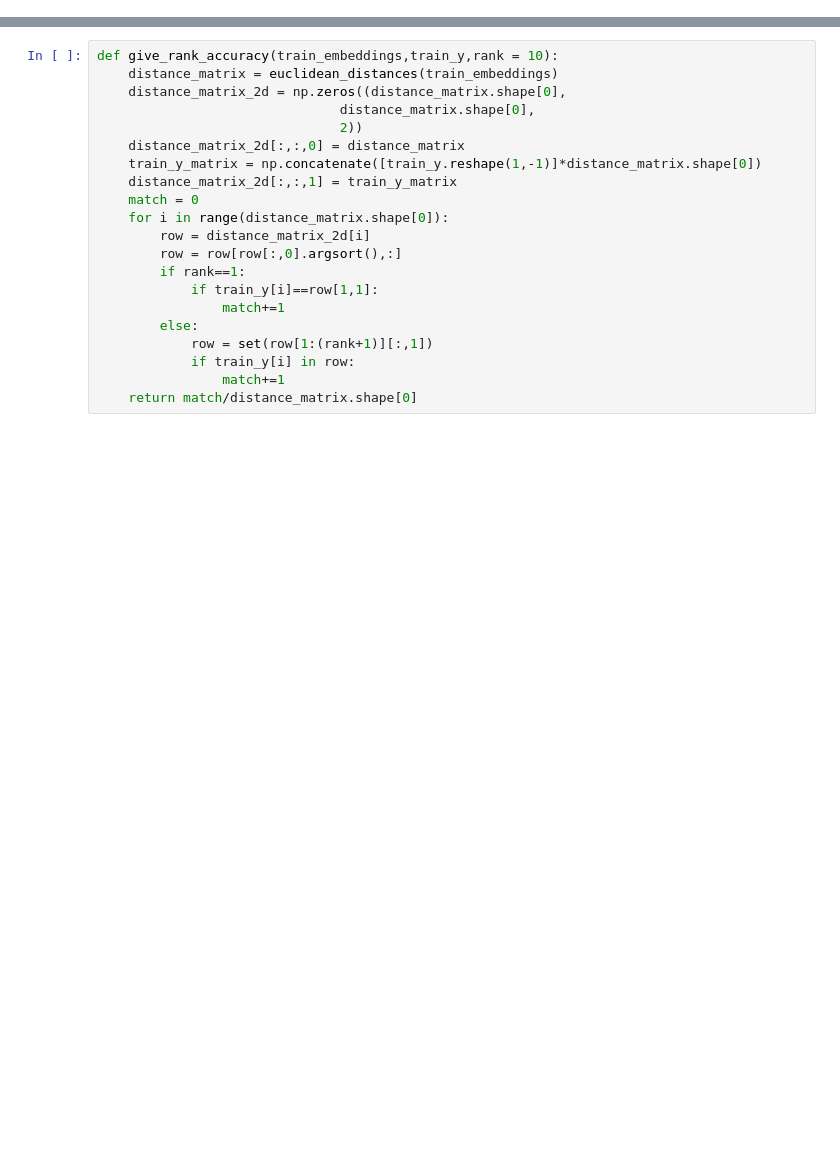
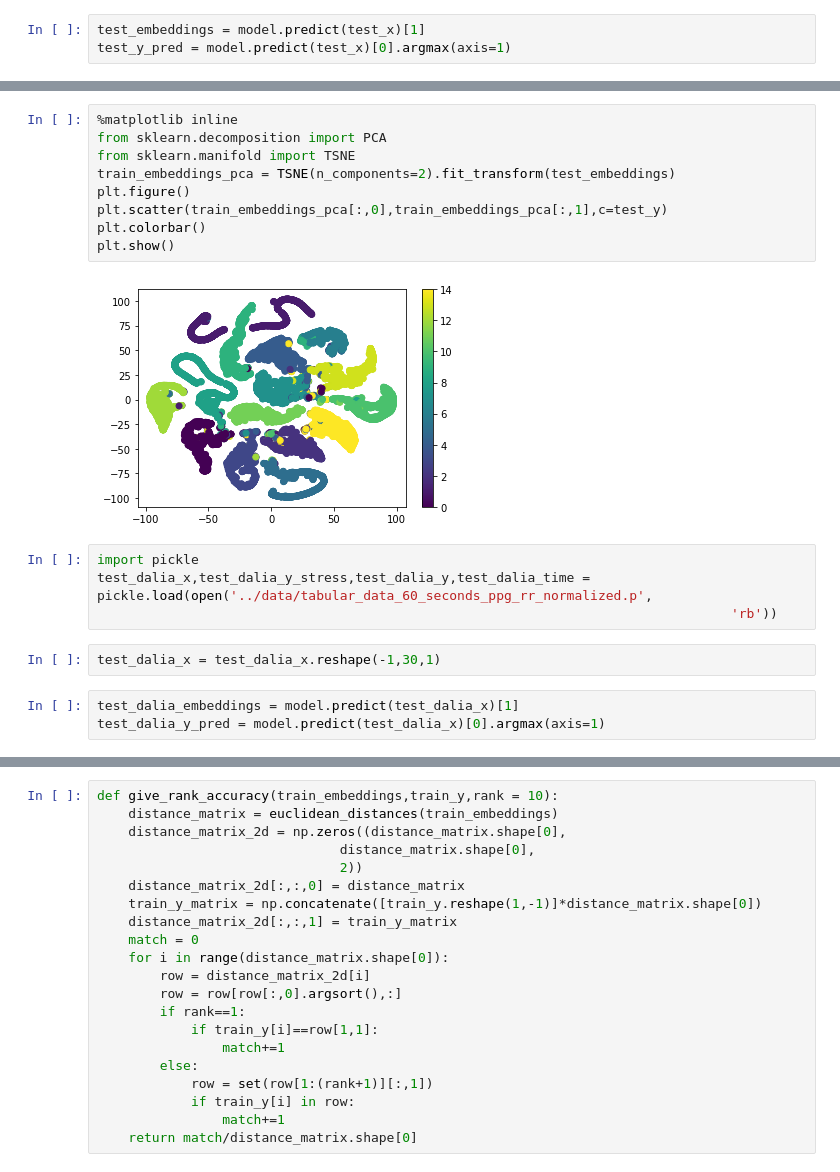
Before and after one commit to aungkonazim/person-identification, a Jupyter notebook: reid_heart_rate_embeddings/main.ipynb, the cells around one changed output, grey strips where cells are left out. Drawn from its saved outputs; the diff is of its cells as text; blank space fills up the shorter version.

```diff
--- a/reid_heart_rate_embeddings/main.ipynb
+++ b/reid_heart_rate_embeddings/main.ipynb
@@ -97,0 +154,3 @@ train_embeddings = model.predict(train_x)
+# %%
+test_embeddings = model.predict(test_x)[1]
+test_y_pred = model.predict(test_x)[0].argmax(axis=1)
@@ -97,0 +180,20 @@ train_embeddings = model.predict(train_x)
+# %%
+%matplotlib inline
+from sklearn.decomposition import PCA
+from sklearn.manifold import TSNE
+train_embeddings_pca = TSNE(n_components=2).fit_transform(test_embeddings)
+plt.figure()
+plt.scatter(train_embeddings_pca[:,0],train_embeddings_pca[:,1],c=test_y)
+plt.colorbar()
+plt.show()
+# %% [output]
+[figure, added]
+# %%
+import pickle
+test_dalia_x,test_dalia_y_stress,test_dalia_y,test_dalia_time = pickle.load(open('../data/tabular_data_60_seconds_ppg_rr_normalized.p',
+                                                                                 'rb'))
+# %%
+test_dalia_x = test_dalia_x.reshape(-1,30,1)
+# %%
+test_dalia_embeddings = model.predict(test_dalia_x)[1]
+test_dalia_y_pred = model.predict(test_dalia_x)[0].argmax(axis=1)
```
Also changed, not shown: parts of 14 cells of this notebook, 11 other files.
